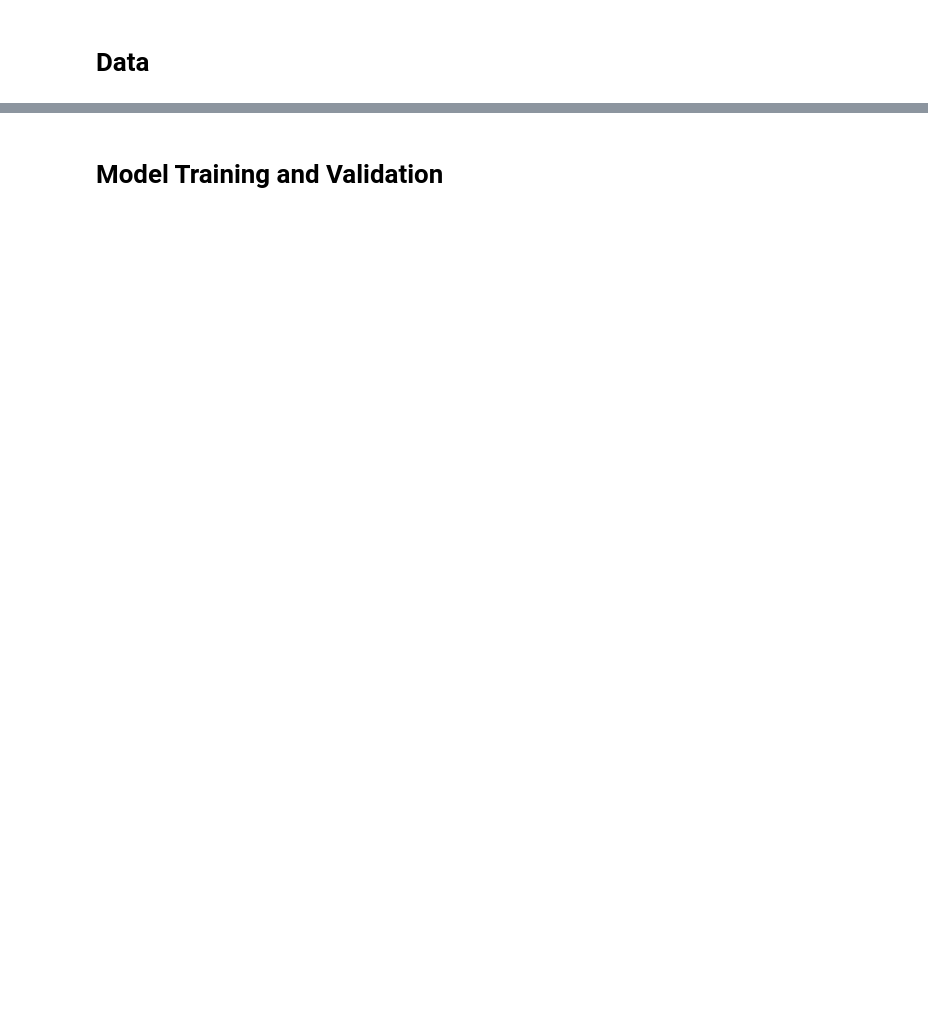
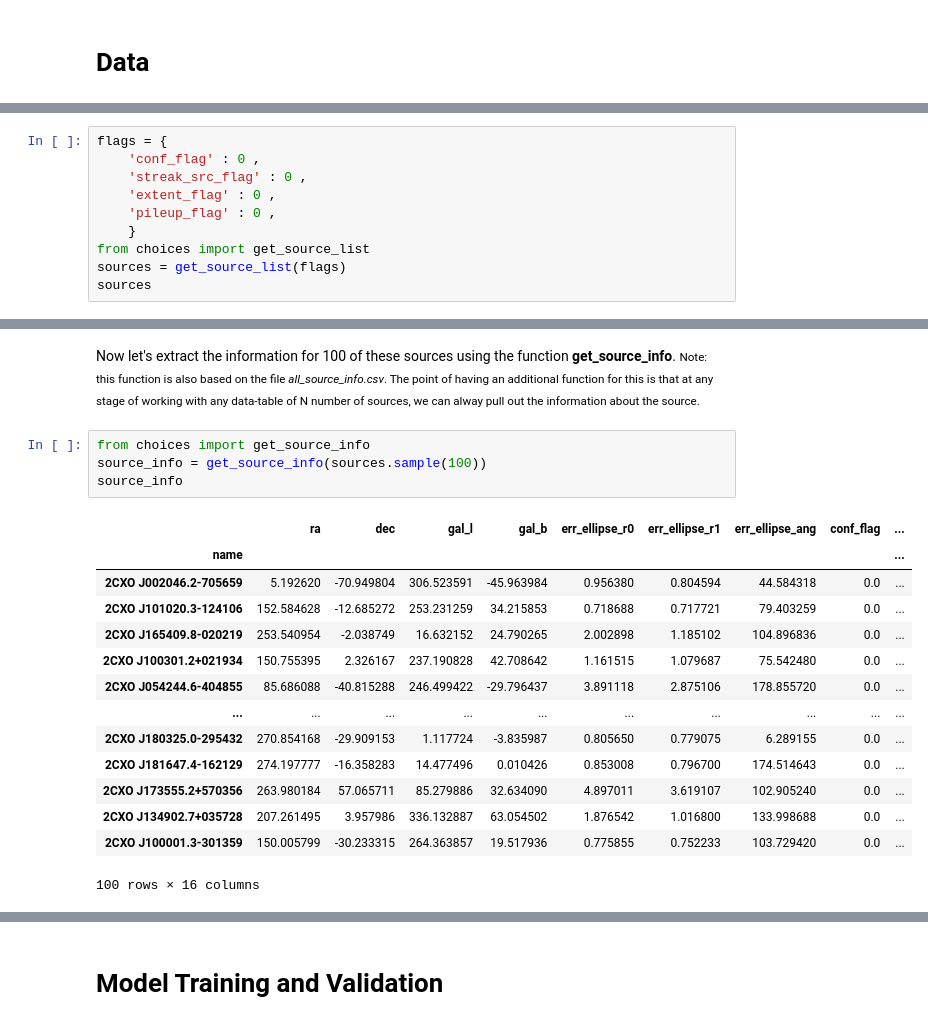
Before and after one commit to KumaranShivam5/chandra-ML, a Jupyter notebook: readme.ipynb, the cells around one changed output, grey strips where cells are left out. Saved outputs shown, nothing was run; the diff lists cells and outputs as text; blank space fills up the shorter version.

```diff
--- a/readme.ipynb
+++ b/readme.ipynb
@@ -42,0 +98,10 @@ _____________________________________________________
+# %%
+flags = {
+    'conf_flag' : 0 ,
+    'streak_src_flag' : 0 ,
+    'extent_flag' : 0 ,
+    'pileup_flag' : 0 ,
+    }
+from choices import get_source_list
+sources = get_source_list(flags)
+sources
@@ -42,0 +123,22 @@ _____________________________________________________
+# %% [markdown]
+Now let's extract the information for 100 of these sources using the function **get_source_info**.
+<small> Note: this function is also based on the file _all_source_info.csv_. The point of having an additional function for this is that at any stage of working with any data-table of N number of sources, we can alway pull out the information about the source.
+# %%
+from choices import get_source_info
+source_info = get_source_info(sources.sample(100))
+source_info
+# %% [output]
+|  | ra | dec | gal_l | gal_b | err_ellipse_r0 | err_ellipse_r1 | err_ellipse_ang | conf_flag | ... |
+| name |  |  |  |  |  |  |  |  | ... |
+| 2CXO J002046.2-705659 | 5.192620 | -70.949804 | 306.523591 | -45.963984 | 0.956380 | 0.804594 | 44.584318 | 0.0 | ... |
+| 2CXO J101020.3-124106 | 152.584628 | -12.685272 | 253.231259 | 34.215853 | 0.718688 | 0.717721 | 79.403259 | 0.0 | ... |
+| 2CXO J165409.8-020219 | 253.540954 | -2.038749 | 16.632152 | 24.790265 | 2.002898 | 1.185102 | 104.896836 | 0.0 | ... |
+| 2CXO J100301.2+021934 | 150.755395 | 2.326167 | 237.190828 | 42.708642 | 1.161515 | 1.079687 | 75.542480 | 0.0 | ... |
+| 2CXO J054244.6-404855 | 85.686088 | -40.815288 | 246.499422 | -29.796437 | 3.891118 | 2.875106 | 178.855720 | 0.0 | ... |
+| ... | ... | ... | ... | ... | ... | ... | ... | ... | ... |
+| 2CXO J180325.0-295432 | 270.854168 | -29.909153 | 1.117724 | -3.835987 | 0.805650 | 0.779075 | 6.289155 | 0.0 | ... |
+| 2CXO J181647.4-162129 | 274.197777 | -16.358283 | 14.477496 | 0.010426 | 0.853008 | 0.796700 | 174.514643 | 0.0 | ... |
+| 2CXO J173555.2+570356 | 263.980184 | 57.065711 | 85.279886 | 32.634090 | 4.897011 | 3.619107 | 102.905240 | 0.0 | ... |
+| 2CXO J134902.7+035728 | 207.261495 | 3.957986 | 336.132887 | 63.054502 | 1.876542 | 1.016800 | 133.998688 | 0.0 | ... |
+| 2CXO J100001.3-301359 | 150.005799 | -30.233315 | 264.363857 | 19.517936 | 0.775855 | 0.752233 | 103.729420 | 0.0 | ... |
+100 rows × 16 columns
```
Also changed, not shown: parts of 45 cells of this notebook, 16 other files.
